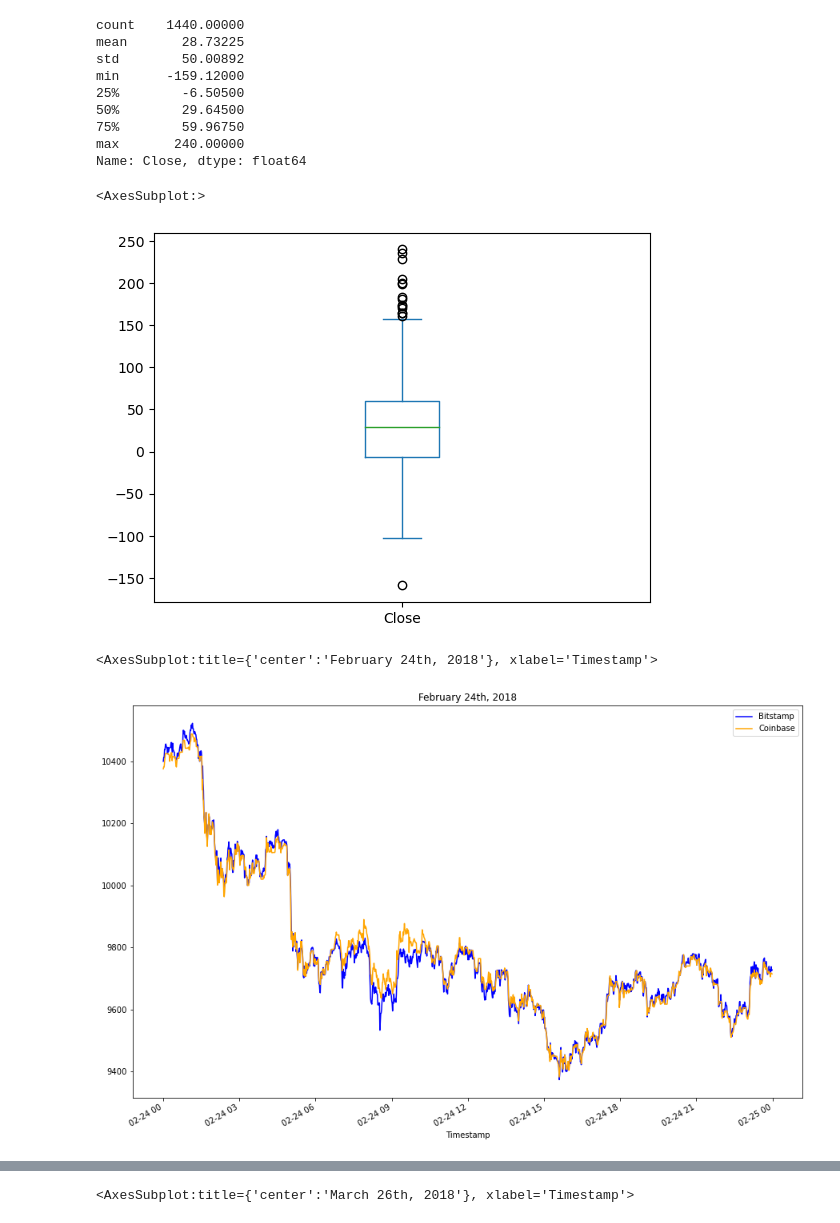
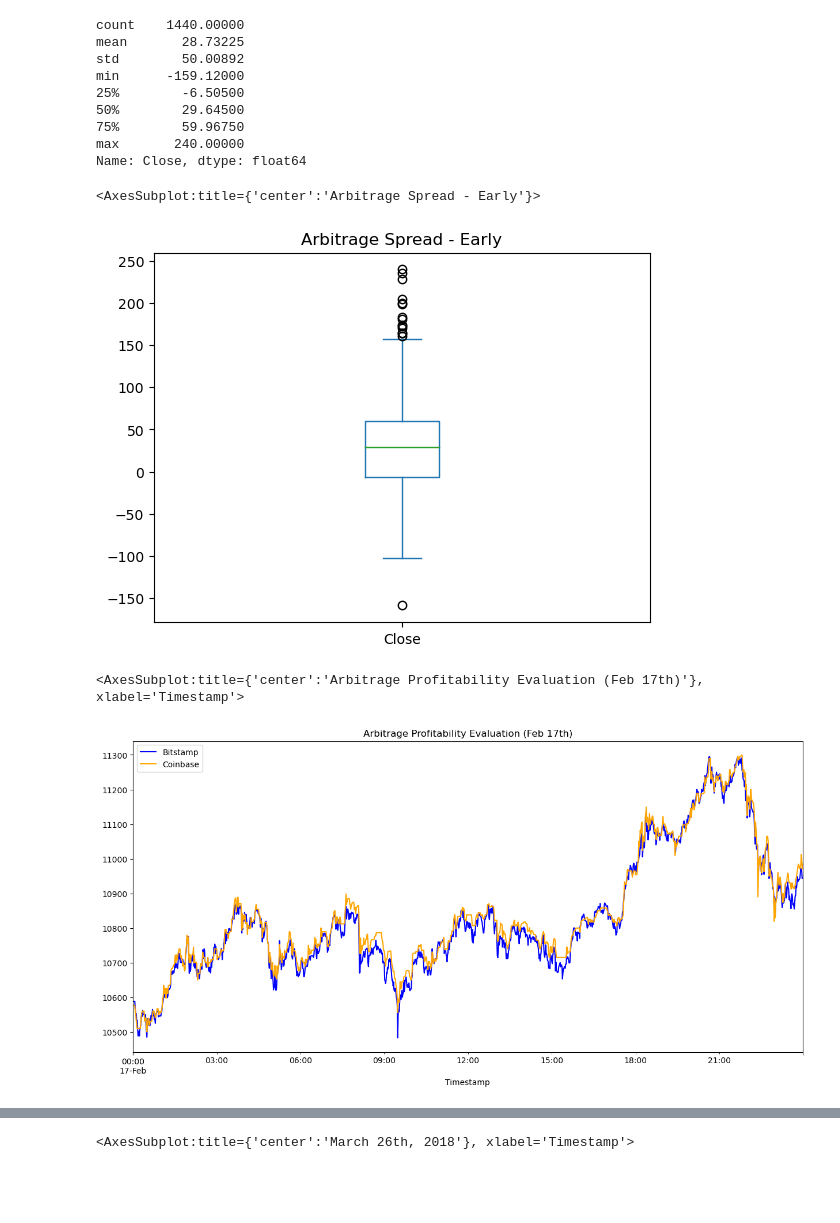
Before and after one commit to djohnst914/Bitcoin_Arbitrage_Opportunities, a Jupyter notebook: crypto_arbitrage.ipynb, the cells around one changed output, grey strips where cells are left out. Drawn from its saved outputs; the diff is of its cells as text; code cells hidden in the pictures; blank space fills up the shorter version.

Commit message:
add visualizations for middle arbitrage+stats

```diff
--- a/crypto_arbitrage.ipynb
+++ b/crypto_arbitrage.ipynb
@@ -399,17 +399,20 @@ max       240.00000
 Name: Close, dtype: float64
 # %%
 # Visualize the arbitrage spread from early in the dataset in a box plot
-arbitrage_spread
+arbitrage_spread_early.plot(title = "Arbitrage Spread - Early", kind='box')
 # %% [output]
-<AxesSubplot:>
+<AxesSubplot:title={'center':'Arbitrage Spread - Early'}>
-[figure, old version]
+[figure, new version]
 # %%
 # Create an overlay plot that visualizes the two dataframes over a period of one day from the middle of the dataset.
 # Be sure that the plots include the parameters `legend`, `figsize`, `title`, `color` and `label`
-# YOUR CODE HERE
+bitstamp["Close"].loc["2018-02-17"].plot(
+    legend=True, figsize=(15,7), title="Arbitrage Profitability Evaluation (Feb 17th)", color="blue", label="Bitstamp")
+coinbase["Close"].loc["2018-02-17"].plot(
+    legend=True, figsize=(15,7), color="orange", label="Coinbase")
 # %% [output]
-<AxesSubplot:title={'center':'February 24th, 2018'}, xlabel='Timestamp'>
+<AxesSubplot:title={'center':'Arbitrage Profitability Evaluation (Feb 17th)'}, xlabel='Timestamp'>
-[figure, old version]
+[figure, new version]
 # %%
 # Using the date in the middle that you have selected, calculate the arbitrage spread
 # by subtracting the bitstamp lower closing prices from the coinbase higher closing prices
```
Also changed, not shown: parts of 2 cells of this notebook.
